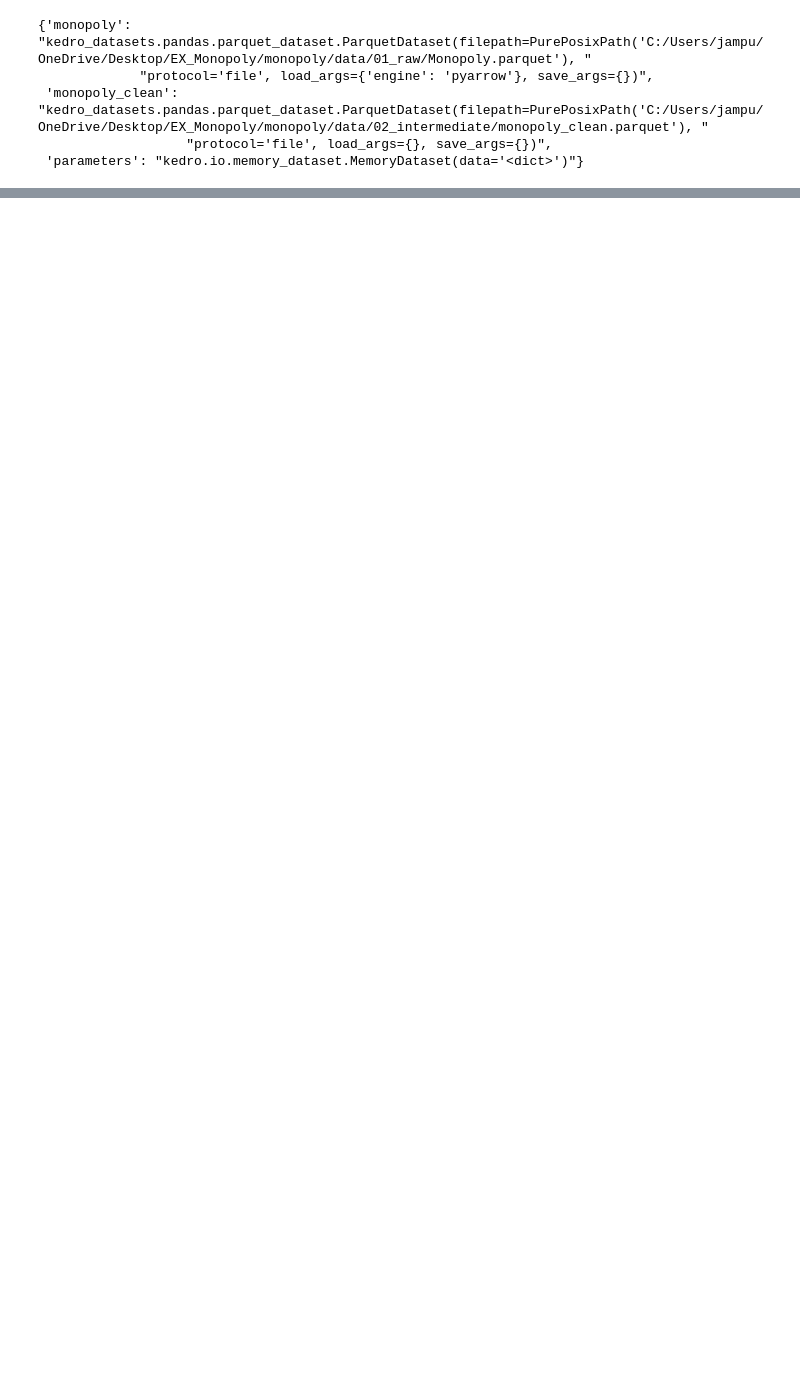
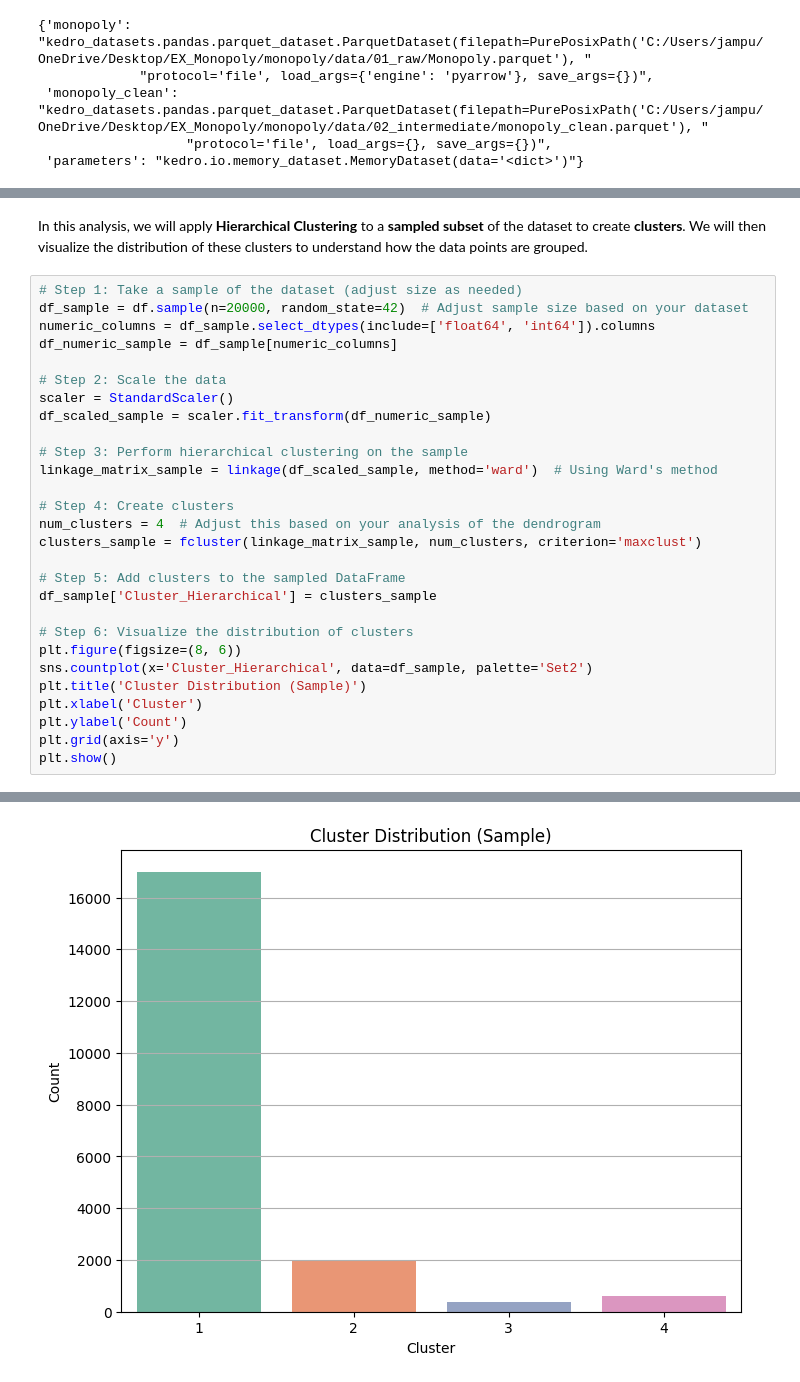
Before and after one commit to JuanAmpuero06/monopoly, a Jupyter notebook: notebooks/Phase 4 unsupervised model.ipynb, the cells around one changed output, grey strips where cells are left out. Saved outputs shown, nothing was run; the diff lists cells and outputs as text; blank space fills up the shorter version.

```diff
--- a/notebooks/Phase 4 unsupervised model.ipynb
+++ b/notebooks/Phase 4 unsupervised model.ipynb
@@ -49,0 +63,31 @@ df=catalog.load("monopoly_clean")
+# %% [markdown]
+In this analysis, we will apply **Hierarchical Clustering** to a **sampled subset** of the dataset to create **clusters**. We will then visualize the distribution of these clusters to understand how the data points are grouped.
+# %%
+# Step 1: Take a sample of the dataset (adjust size as needed)
+df_sample = df.sample(n=20000, random_state=42)  # Adjust sample size based on your dataset
+numeric_columns = df_sample.select_dtypes(include=['float64', 'int64']).columns
+df_numeric_sample = df_sample[numeric_columns]
+
+# Step 2: Scale the data
+scaler = StandardScaler()
+df_scaled_sample = scaler.fit_transform(df_numeric_sample)
+
+# Step 3: Perform hierarchical clustering on the sample
+linkage_matrix_sample = linkage(df_scaled_sample, method='ward')  # Using Ward's method
+
+# Step 4: Create clusters
+num_clusters = 4  # Adjust this based on your analysis of the dendrogram
+clusters_sample = fcluster(linkage_matrix_sample, num_clusters, criterion='maxclust')
+
+# Step 5: Add clusters to the sampled DataFrame
+df_sample['Cluster_Hierarchical'] = clusters_sample
+
+# Step 6: Visualize the distribution of clusters
+plt.figure(figsize=(8, 6))
+sns.countplot(x='Cluster_Hierarchical', data=df_sample, palette='Set2')
+plt.title('Cluster Distribution (Sample)')
+plt.xlabel('Cluster')
+plt.ylabel('Count')
+plt.grid(axis='y')
+plt.show()
+# %% [output]
@@ -49,0 +104 @@ df=catalog.load("monopoly_clean")
+[figure, added]
```
Also changed, not shown: parts of 14 cells of this notebook.
